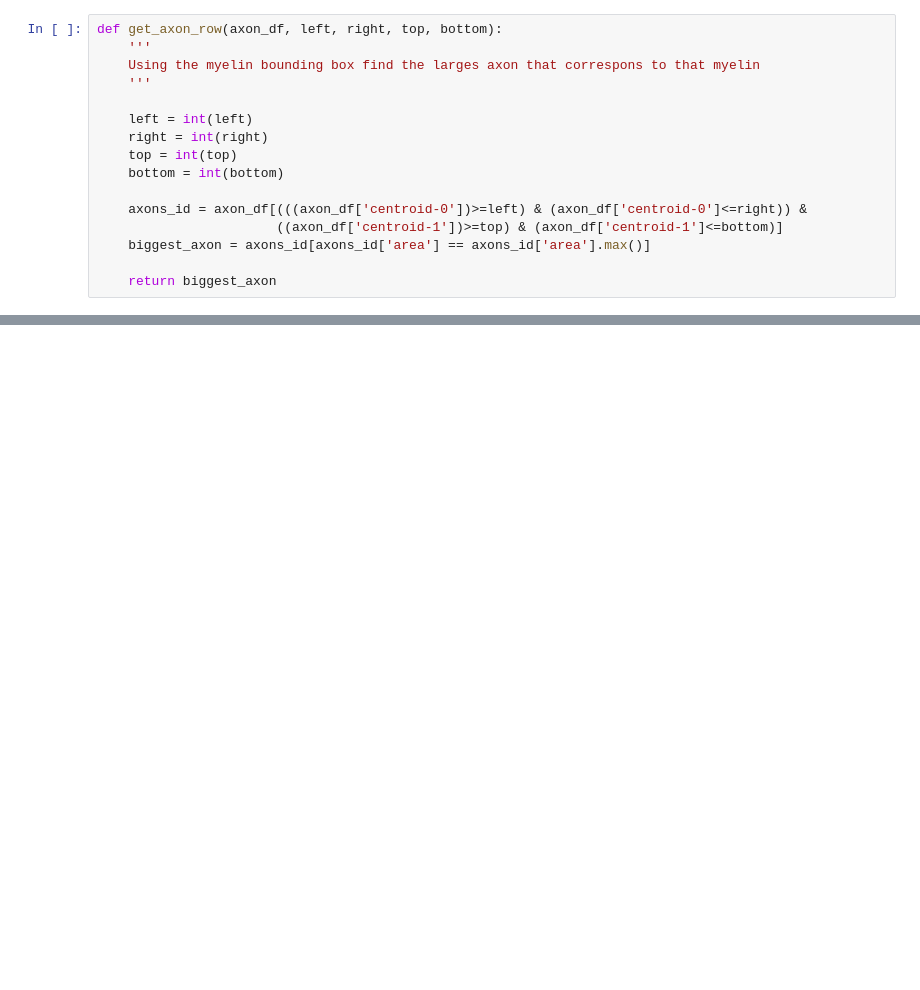
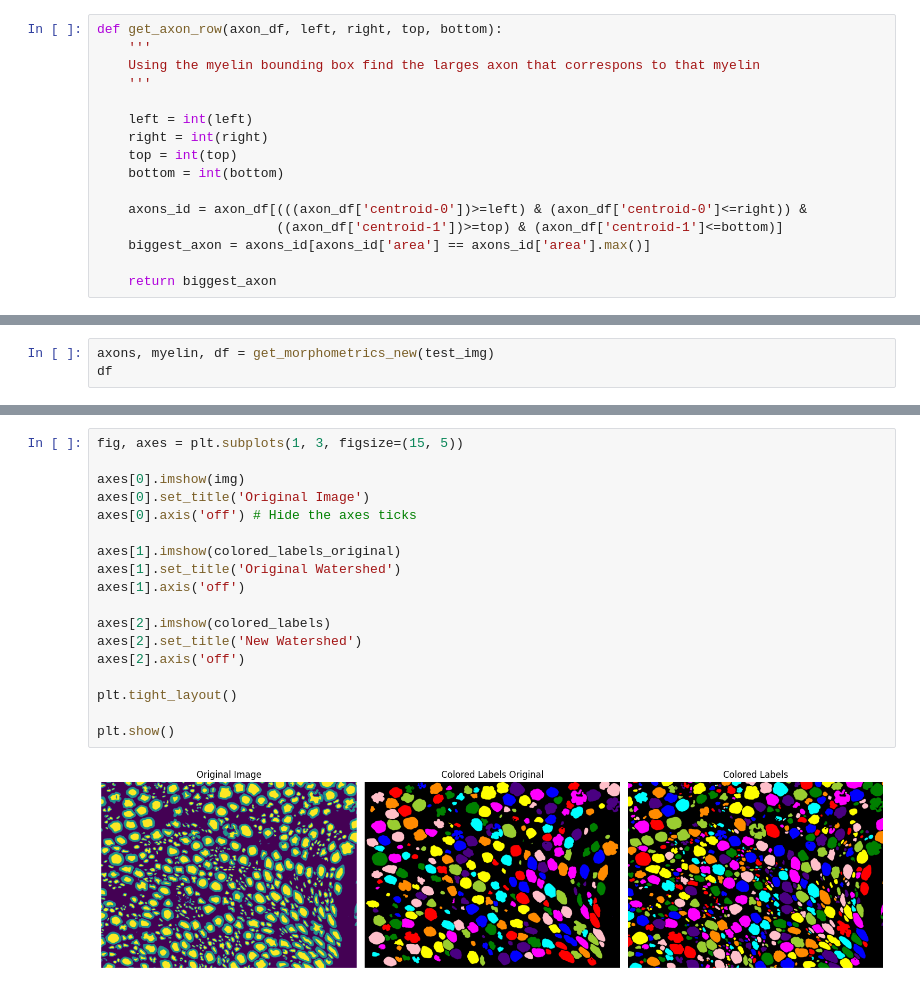
Before and after one commit to VCU-Orthopaedics-Microsurgery-Lab/deepaxon, a Jupyter notebook: morphometrics/check_watershed.ipynb, the cells around one changed output, grey strips where cells are left out. Drawn from its saved outputs; the diff is of its cells as text; blank space fills up the shorter version.

```diff
--- a/morphometrics/check_watershed.ipynb
+++ b/morphometrics/check_watershed.ipynb
@@ -179,0 +275,3 @@ df['axon_diam'].mean()
+# %%
+axons, myelin, df = get_morphometrics_new(test_img)
+df
@@ -179,0 +303,20 @@ df['axon_diam'].mean()
+# %%
+fig, axes = plt.subplots(1, 3, figsize=(15, 5))
+
+axes[0].imshow(img)
+axes[0].set_title('Original Image')
+axes[0].axis('off') # Hide the axes ticks
+
+axes[1].imshow(colored_labels_original)
+axes[1].set_title('Original Watershed')
+axes[1].axis('off')
+
+axes[2].imshow(colored_labels)
+axes[2].set_title('New Watershed')
+axes[2].axis('off')
+
+plt.tight_layout()
+
+plt.show()
+# %% [output]
+[figure, added]
```
Also changed, not shown: parts of 12 cells of this notebook, 1 other file.
